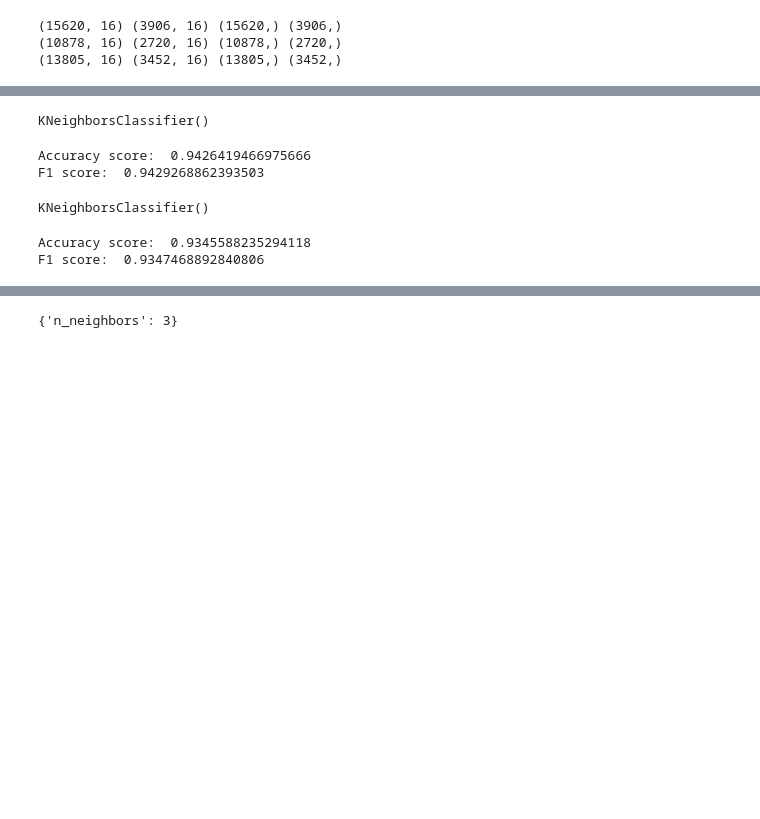
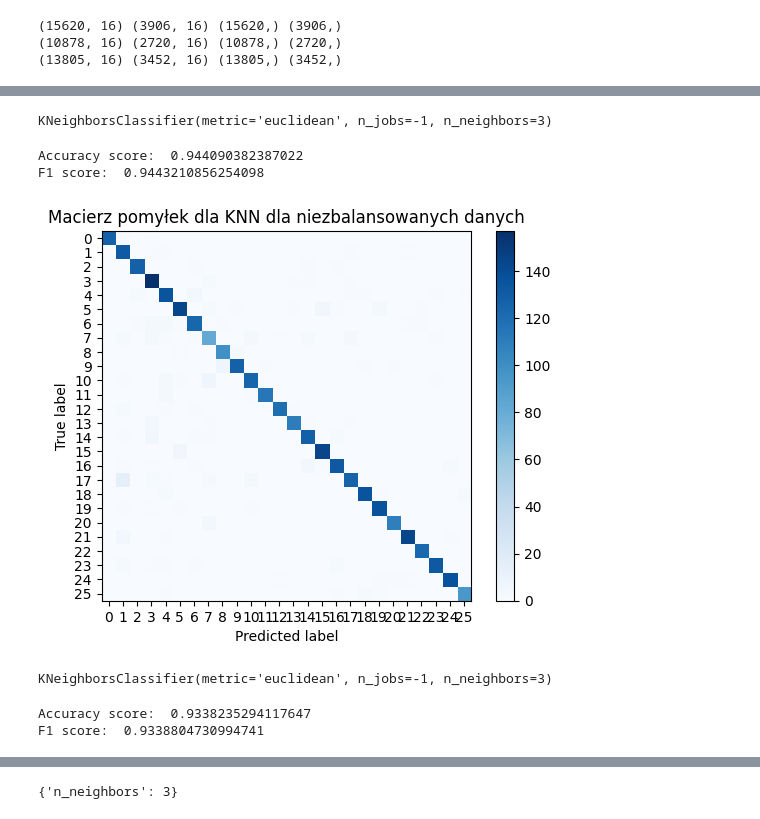
Before and after one commit to VitahuHere/pro1d, a Jupyter notebook: projekt/main.ipynb, the cells around one changed output, grey strips where cells are left out. Cells and saved outputs as stored; diff of their text form; code cells hidden in the pictures; blank space fills up the shorter version.

```diff
--- a/projekt/main.ipynb
+++ b/projekt/main.ipynb
@@ -361,23 +368,36 @@ F1: 0.9008710059482377
 # %%
-knn = KNeighborsClassifier()
+knn = KNeighborsClassifier(n_neighbors=3, n_jobs=-1, metric="euclidean")
 knn.fit(x_train, y_train)
 # %% [output]
-KNeighborsClassifier()
+KNeighborsClassifier(metric='euclidean', n_jobs=-1, n_neighbors=3)
 # %%
 y_pred = knn.predict(x_test)
 print("Accuracy score: ", accuracy_score(y_test, y_pred))
 print("F1 score: ", f1_score(y_test, y_pred, average="macro"))
 # %% [output]
-Accuracy score:  0.9426419466975666
-F1 score:  0.9429268862393503
+Accuracy score:  0.944090382387022
+F1 score:  0.9443210856254098
+# %%
+matrix = confusion_matrix(y_test, y_pred)
+plt.imshow(matrix, interpolation="nearest", cmap=plt.cm.Blues)
+plt.title("Macierz pomyłek dla KNN dla niezbalansowanych danych")
+plt.colorbar()
+tick_marks = np.arange(26)
+plt.xticks(tick_marks, tick_marks)
+plt.yticks(tick_marks, tick_marks)
+plt.ylabel("True label")
+plt.xlabel("Predicted label")
+plt.show()
+# %% [output]
+[figure, added]
 # %%
 knn.fit(x_train_under, y_train_under)
 # %% [output]
-KNeighborsClassifier()
+KNeighborsClassifier(metric='euclidean', n_jobs=-1, n_neighbors=3)
 # %%
 y_pred = knn.predict(x_test_under)
 print("Accuracy score: ", accuracy_score(y_test_under, y_pred))
 print("F1 score: ", f1_score(y_test_under, y_pred, average="macro"))
 # %% [output]
-Accuracy score:  0.9345588235294118
-F1 score:  0.9347468892840806
+Accuracy score:  0.9338235294117647
+F1 score:  0.9338804730994741
```
Also changed, not shown: parts of 15 cells of this notebook, 13 other files.
